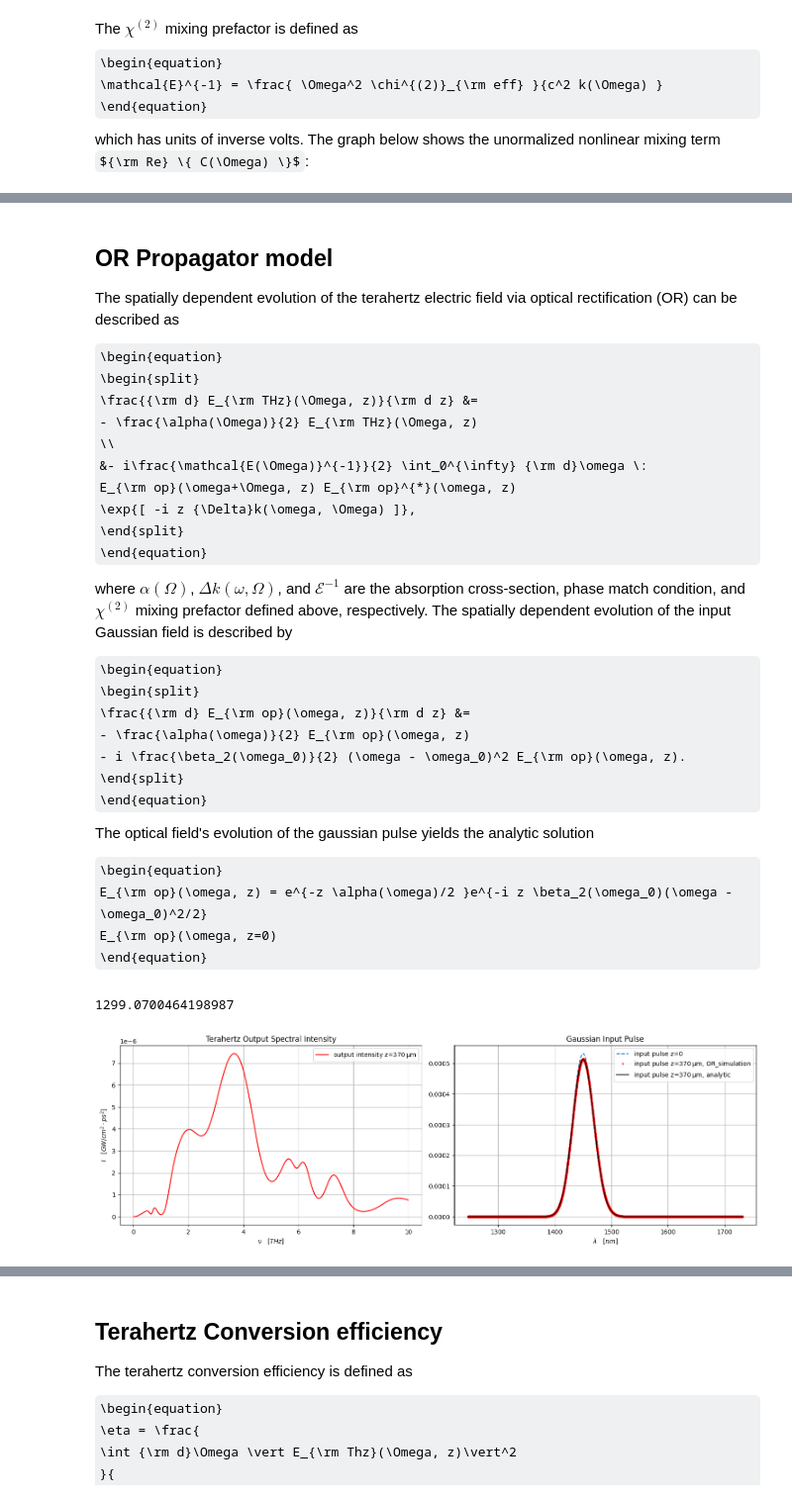
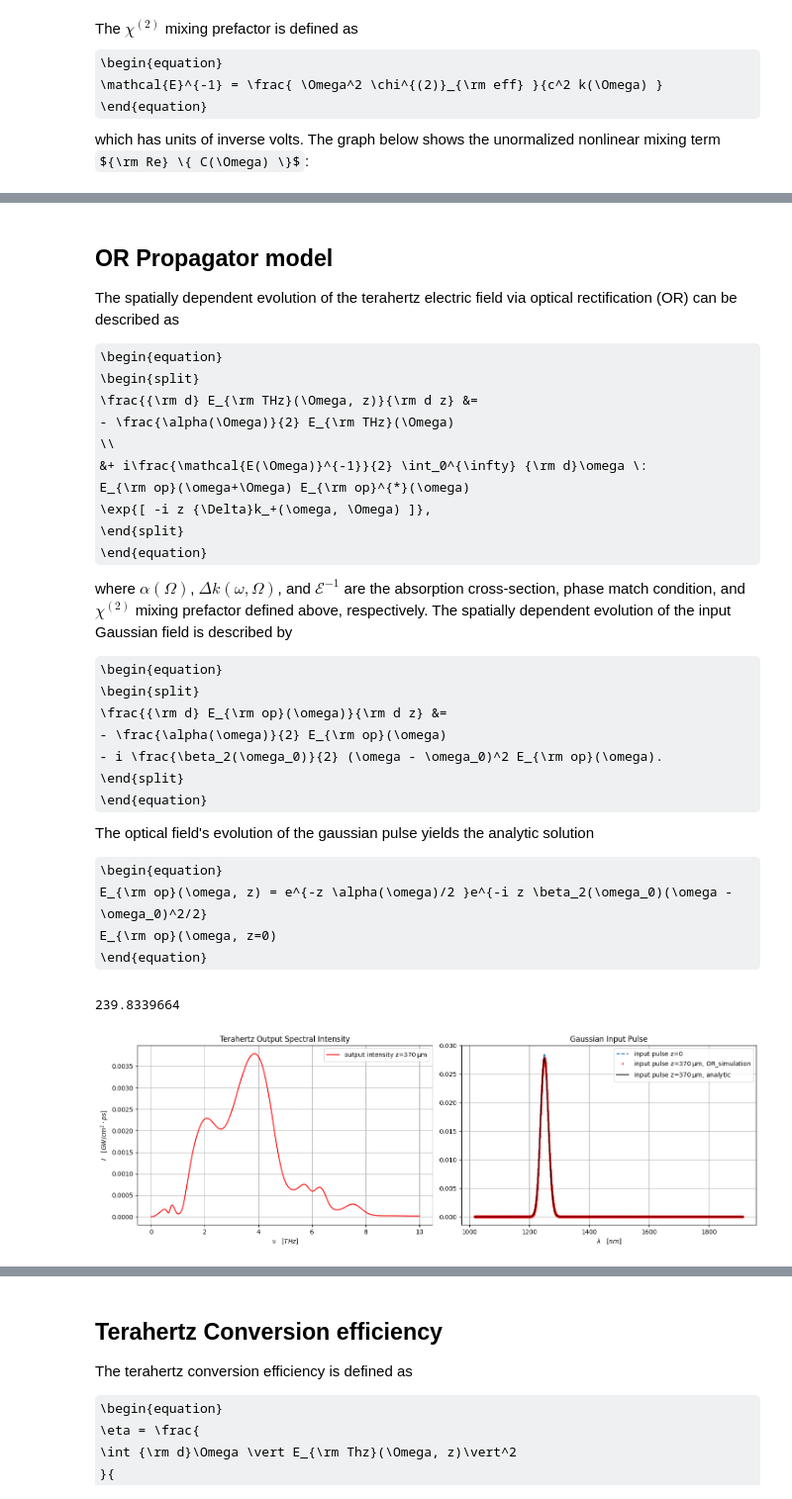
Before and after one commit to p-engel/nonlinear_optics, a Jupyter notebook: optical_rectification/analysis.ipynb, the cells around one changed output, grey strips where cells are left out. Shown at 99% size. Cells and saved outputs as stored; diff of their text form; code cells hidden in the pictures; some formulas as TeX source.

```diff
--- a/optical_rectification/analysis.ipynb
+++ b/optical_rectification/analysis.ipynb
@@ -62,11 +75,11 @@ This result yields the well known time-bandwidth product of a Fourier transform
 # %%
 # Example Gaussian Pulse
 f0 = c_thz / 1450e-9  # [THz]
-t_fwhm = 70e-3 # 75e-15 * 1e12  # [ps]
-E0 = 0.07 * 0.5 * 5.4315195283 * 1e8  # [V/m]
+t_fwhm = 75e-3 # 75e-15 * 1e12  # [ps]
+A = 0.25 * 5.4315195283 * 1e8  # [V/m] A = E0/2
 tau = np.sqrt(2) * (t_fwhm) / ( 2 * np.sqrt(np.log(2)) )
 # E0 = np.sqrt( 2*(2 * fluence[-1]) / (EPS0 * c_thz * tau/(np.sqrt(2/np.pi)) ) )
-pulse = definitions.Gaussian(f0=f0, t_fwhm=t_fwhm, E0=E0, Nw=2**12)
+pulse = definitions.Gaussian(f0=f0, t_fwhm=t_fwhm, A=A, Nw=2**12)
 dw = abs(pulse.w[1] - pulse.w[0])                     # freq per grid spacing
 w_fwhm = pulse.delta * np.sqrt(2*np.log(2)) / (2 * np.pi)
 
@@ -77,17 +90,19 @@ ax.set_title("Gaussian Pulse")
 ax.set_xlabel(r"$\lambda \quad [nm]$")
 ax.set_ylabel(r"$E(\omega) \quad [V/m\cdot ps]$")
 ax.tick_params(axis='y',labelcolor='r')
+ax.set_xlim(1000,2000)
 ax1 = ax.twinx()
 ax1.plot(lam,
-         (EPS0*c/2)*np.abs(pulse.field_w())**2 * 1e-9 * 1e4,
+         (2*EPS0*c_thz)*np.abs(pulse.field_w())**2 * 1e-9 * 1e-4 * 1e12,
          'k')
-ax1.set_ylabel(r"$I(\omega) \quad [GW/cm^2 \cdot ps^2]$")
+ax1.set_ylabel(r"$I(\omega) \quad [GW/cm^2 \cdot ps]$")
 ax1.tick_params(axis='y',labelcolor='k')
 
 plt.grid(True)
 plt.show()
 print(
     "The frequency per grid spacing is ",
-    dw/(2*np.pi), " [THz]")
+    dw/(2*np.pi), " [THz]"
+)
 print("The pulse bandwith is ", w_fwhm, "THz")
 # %% [output]
@@ -236,7 +277,7 @@ ng_tmp = index_w.sellmeier() + ( pulse.w * np.gradient(index_w.sellmeier(), puls
 df_ng = pd.read_csv(par.fname_ng, header=None)
 df_ng.columns = ["lambda_nm", "ng"]
 dispersion = definitions.Dispersion(
-    pulse.w, index_w.sellmeier(), Ω=Ω, n_Ω=index_Ω.n()
+    pulse.w0, pulse.w, index_w.sellmeier(), Ω=Ω, n_Ω=index_Ω.n()
 )
 
 fig6, ax6i = plt.subplots()
@@ -402,11 +443,11 @@ The spatially dependent evolution of the terahertz electric field via optical re
 \begin{equation}
 \begin{split}
     \frac{{\rm d} E_{\rm THz}(\Omega, z)}{\rm d z} &=
-        - \frac{\alpha(\Omega)}{2} E_{\rm THz}(\Omega, z)
+        - \frac{\alpha(\Omega)}{2} E_{\rm THz}(\Omega)
         \\
-        &- i\frac{\mathcal{E(\Omega)}^{-1}}{2} \int_0^{\infty} {\rm d}\omega \:
-            E_{\rm op}(\omega+\Omega, z) E_{\rm op}^{*}(\omega, z)
-        \exp{[ -i z {\Delta}k(\omega, \Omega) ]},
+        &+ i\frac{\mathcal{E(\Omega)}^{-1}}{2} \int_0^{\infty} {\rm d}\omega \:
+            E_{\rm op}(\omega+\Omega) E_{\rm op}^{*}(\omega)
+        \exp{[ -i z {\Delta}k_+(\omega, \Omega) ]},
 \end{split}
 \end{equation}
 
@@ -414,9 +455,9 @@ where $\alpha(\Omega)$, ${\Delta}k(\omega, \Omega)$, and $\mathcal{E}^{-1}$ are
 
 \begin{equation}
 \begin{split}
-    \frac{{\rm d} E_{\rm op}(\omega, z)}{\rm d z} &=
-        - \frac{\alpha(\omega)}{2} E_{\rm op}(\omega, z)
-        - i \frac{\beta_2(\omega_0)}{2} (\omega - \omega_0)^2 E_{\rm op}(\omega, z).
+    \frac{{\rm d} E_{\rm op}(\omega)}{\rm d z} &=
+        - \frac{\alpha(\omega)}{2} E_{\rm op}(\omega)
+        - i \frac{\beta_2(\omega_0)}{2} (\omega - \omega_0)^2 E_{\rm op}(\omega).
 \end{split}
 \end{equation}
 The optical field's evolution of the gaussian pulse yields the analytic solution
@@ -432,46 +473,45 @@ model = propagator.ORPropagator(pulse, Ω_max=Ω_max, cascade=False)
 output = run.or_simulation(model)
 # ---analytic solution of optical field---
 depth = 0.37e-3
-field_dispersion = dispersion.beta2(pulse.w0) * (pulse.w0 - pulse.w)**2
 Ew_anal = pulse.field_w() * (
     np.exp(-0.5 * index_w.alpha() * depth)
-    * np.exp(-0.5j * field_dispersion * depth)
+    * np.exp(-0.5j * dispersion.gvd() * depth)
 )
-print(pulse.w0)
+print(pulse.w0/(2*np.pi))
 # %% [output]
-1299.0700464198987
+239.8339664
 # %%
 # visualize Field Output
 fig10, (ax10, ax11) = plt.subplots(figsize=(15, 5), nrows=1, ncols=2)
 
 ax11.plot(c_thz * 2*np.pi /pulse.w * 1e9,
-          (EPS0 * c / 2)*np.abs(pulse.field_w())**2 * 1e-9 * 1e-4,
+          (2 * EPS0 * c_thz)*np.abs(pulse.field_w())**2 * 1e-9 * 1e-4 * 1e12,
           '--', label=r'input pulse z=0')
 ax11.plot(c_thz * 2*np.pi /pulse.w * 1e9,
-          (EPS0 * c / 2)*np.abs(output["Ew"])**2 * 1e-9 * 1e-4,
+          (2 * EPS0 * c_thz)*np.abs(output["Ew"])**2 * 1e-9 * 1e-4 * 1e12,
           '.r', alpha=0.4,
           label=r'input pulse z=$370 \: {\rm {\mu}m}$, OR_simulation')
 ax11.plot(c_thz * 2*np.pi /pulse.w * 1e9,
-          (EPS0 * c / 2)*np.abs(Ew_anal)**2 * 1e-9 * 1e-4,
+          (2 * EPS0 * c_thz)*np.abs(Ew_anal)**2 * 1e-9 * 1e-4 * 1e12,
           'k', alpha=0.9,
           label=r'input pulse z=$370 \: {\rm {\mu}m}$, analytic')
 ax11.set_title(r"Gaussian Input Pulse")
 ax11.set_xlabel(r"$\lambda \quad [nm]$")
 ax11.legend()
 ax11.grid(True)
 
 ax10.plot(output["model"].Ω/(2*np.pi),
-          (EPS0 * c / 2)*np.abs(output["EΩ"])**2 * 1e-9 * 1e-4,
+          (2 * EPS0 * c_thz)*np.abs(output["EΩ"])**2 * 1e-9 * 1e-4 * 1e12,
           '-r', label=r'output intensity z=$370 \: {\rm {\mu}m}$')
 ax10.set_title(r"Terahertz Output Spectral Intensity")
 ax10.set_xlabel(r"$\nu \quad [THz]$")
-ax10.set_ylabel(r"$I \quad [GW/cm^2 \cdot ps^2]$")
+ax10.set_ylabel(r"$I \quad [GW/cm^2 \cdot ps]$")
 ax10.legend()
 ax10.grid(True)
 
 plt.tight_layout()
 # %% [output]
-[figure, old version]
+[figure, new version]
 # %% [markdown]
 ### Cascaded OR
 For cascaded OR the spatial propagation of the gaussian input pulse is described as
```
Also changed, not shown: parts of 19 cells of this notebook.
